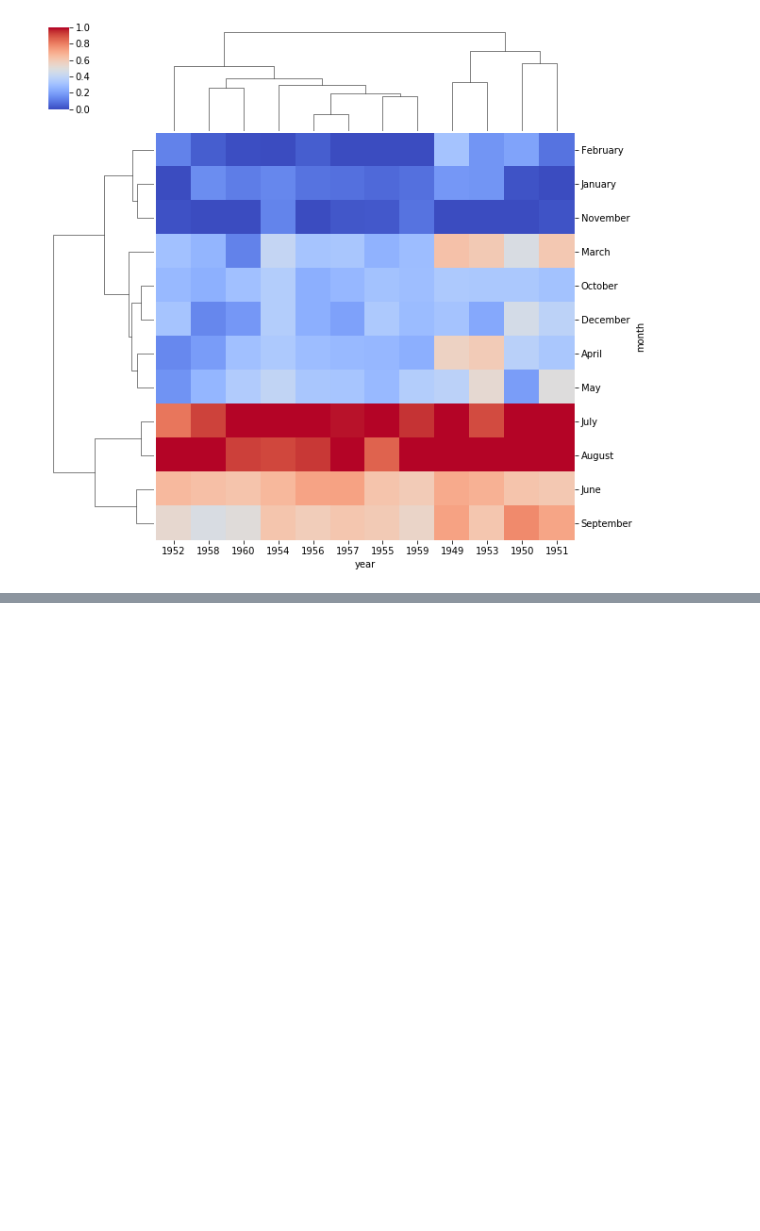
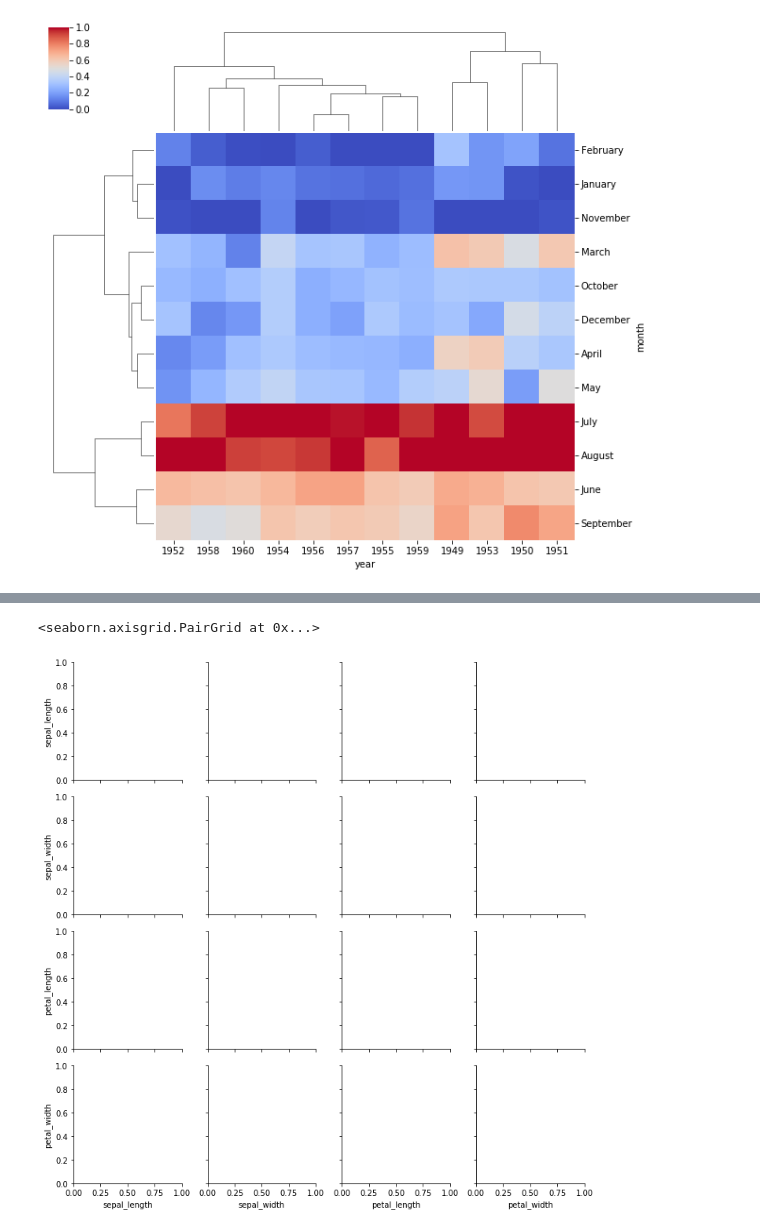
Before and after one commit to codingblondie/udemypython, a Jupyter notebook: files/Seaborn_beg.ipynb, the cells around one changed output, grey strips where cells are left out. Saved outputs shown, nothing was run; the diff lists cells and outputs as text; code cells hidden in the pictures; blank space fills up the shorter version.

Commit message:
started seaborn greed plots

```diff
--- a/files/Seaborn_beg.ipynb
+++ b/files/Seaborn_beg.ipynb
@@ -200,3 +201,5 @@ sb.clustermap(pvflights,cmap='coolwarm',standard_scale=1)
 # %% [output]
 <seaborn.matrix.ClusterGrid at 0x...>
 [figure]
+# %%
+iris = sb.load_dataset('iris')
@@ -202,0 +215,5 @@ sb.clustermap(pvflights,cmap='coolwarm',standard_scale=1)
+# %%
+sb.PairGrid(iris)
+# %% [output]
+<seaborn.axisgrid.PairGrid at 0x...>
+[figure, added]
```
Also changed, not shown: parts of 4 cells of this notebook.
